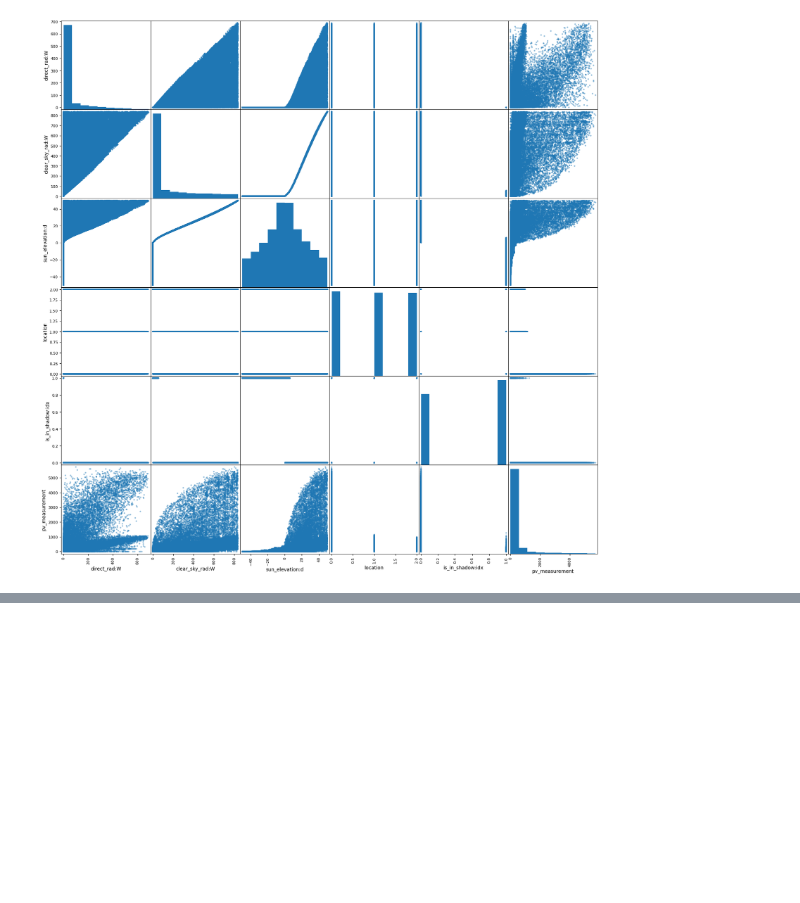
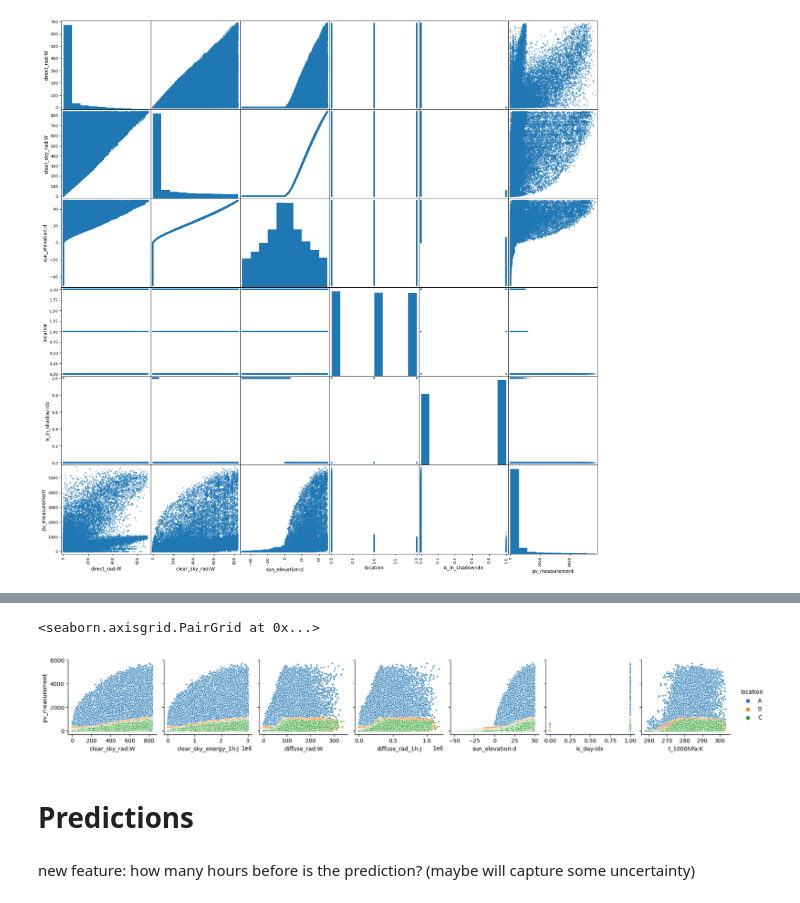
Before and after one commit to taheeraahmed/tdt4173-project, a Jupyter notebook: data_exploration.ipynb, the cells around one changed output, grey strips where cells are left out. Saved outputs shown, nothing was run; the diff lists cells and outputs as text; code cells hidden in the pictures; blank space fills up the shorter version.

```diff
--- a/data_exploration.ipynb
+++ b/data_exploration.ipynb
@@ -192,0 +267,9 @@ array([[<Axes: xlabel='direct_rad:W', ylabel='direct_rad:W'>,
+# %%
+sns.pairplot(X_train, y_vars="pv_measurement", x_vars=features[6:], hue="location", markers=".")
+# %% [output]
+<seaborn.axisgrid.PairGrid at 0x...>
+[figure, added]
+# %% [markdown]
+# Predictions
+# %% [markdown]
+new feature: how many hours before is the prediction? (maybe will capture some uncertainty)
```
Also changed, not shown: parts of 21 cells of this notebook, 1 other file.
